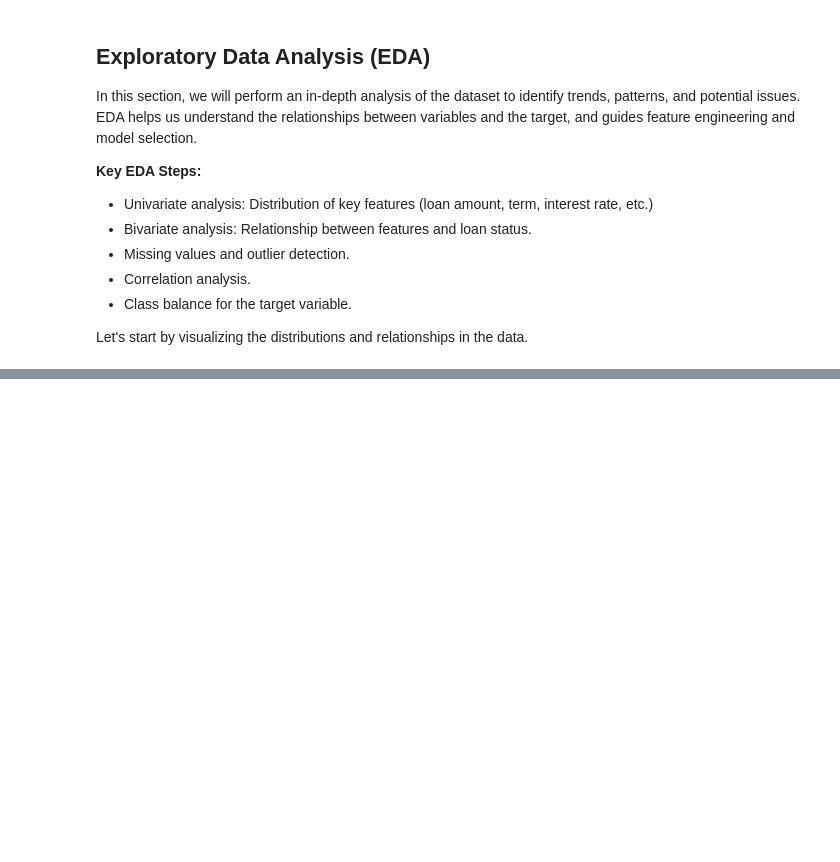
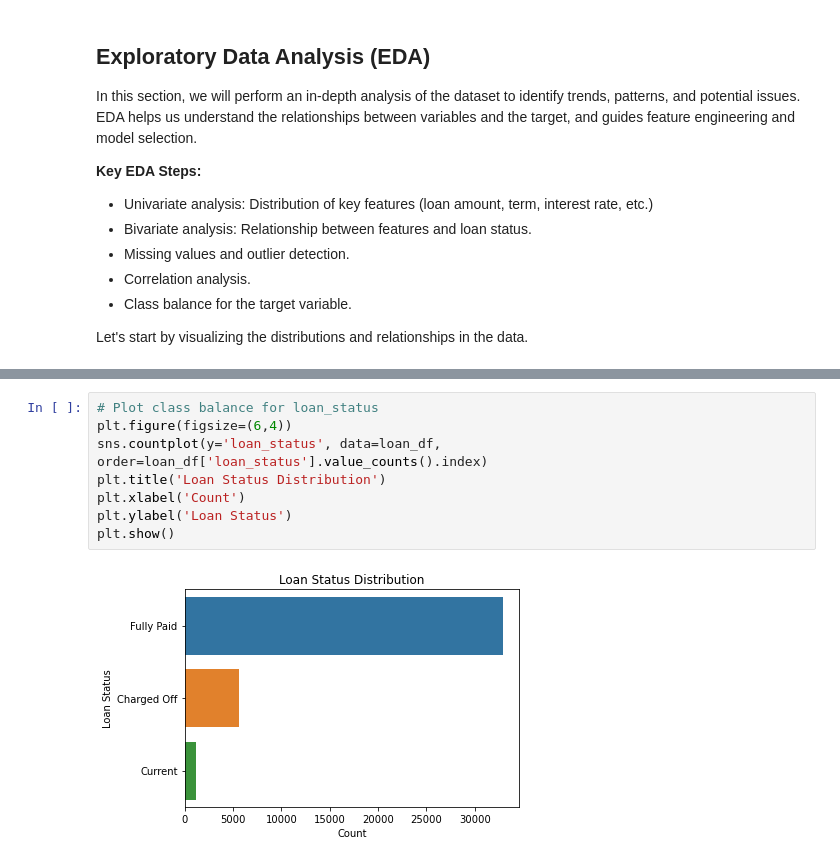
Before and after one commit to KweyuV/Digitizing-Loan-Approvals-for-Financial-Inclusion, a Jupyter notebook: Loan_approval_final.ipynb, the cells around one changed output, grey strips where cells are left out. Saved outputs shown, nothing was run; the diff lists cells and outputs as text; blank space fills up the shorter version.

```diff
--- a/Loan_approval_final.ipynb
+++ b/Loan_approval_final.ipynb
@@ -200,0 +237,10 @@ Let's start by visualizing the distributions and relationships in the data.
+# %%
+# Plot class balance for loan_status
+plt.figure(figsize=(6,4))
+sns.countplot(y='loan_status', data=loan_df, order=loan_df['loan_status'].value_counts().index)
+plt.title('Loan Status Distribution')
+plt.xlabel('Count')
+plt.ylabel('Loan Status')
+plt.show()
+# %% [output]
+[figure, added]
```
Also changed, not shown: parts of 10 cells of this notebook.
